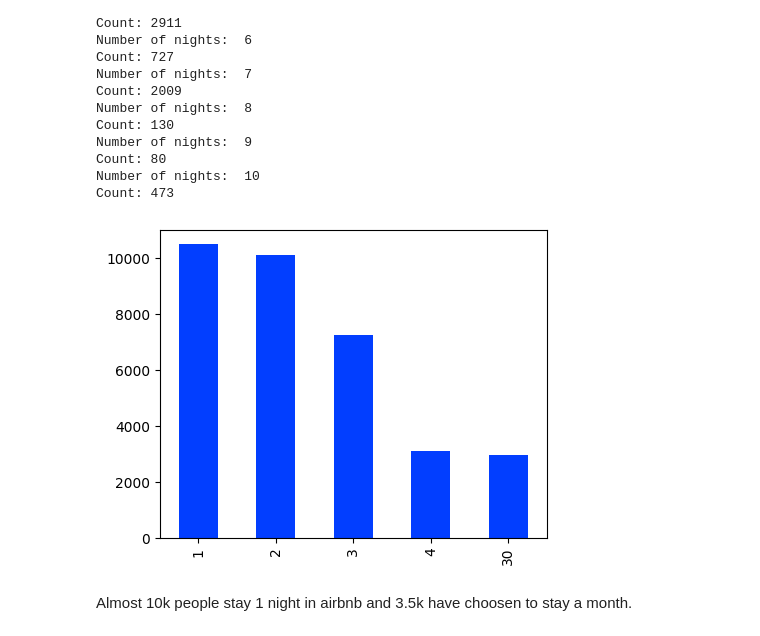
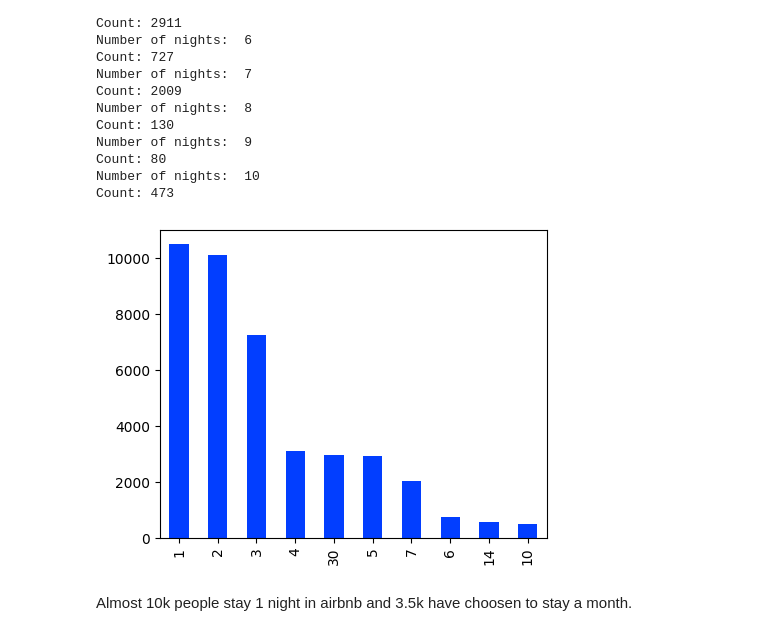
Before and after one commit to AlessandroSignoretto/Programming_project, a Jupyter notebook: Programming_project_pc.ipynb, the cells around one changed output. Cells and saved outputs as stored; diff of their text form; code cells hidden in the pictures.

```diff
--- a/Programming_project_pc.ipynb
+++ b/Programming_project_pc.ipynb
@@ -345,10 +345,10 @@ Number of nights:  10
 Count: 473
 # %%
 plt.figure(figsize = (5,4))
-NY_dataset_wo['minimum_nights'].value_counts().iloc[:5].plot(kind = 'bar')
+NY_dataset_wo.minimum_nights.value_counts().iloc[:10].plot(kind = 'bar')
 plt.show()
 # %% [output]
-[figure, old version]
+[figure, new version]
 # %% [markdown]
 Almost 10k people stay 1 night in airbnb and 3.5k have choosen to stay a month.
 # %% [markdown]
```
Also changed, not shown: parts of 15 cells of this notebook.
